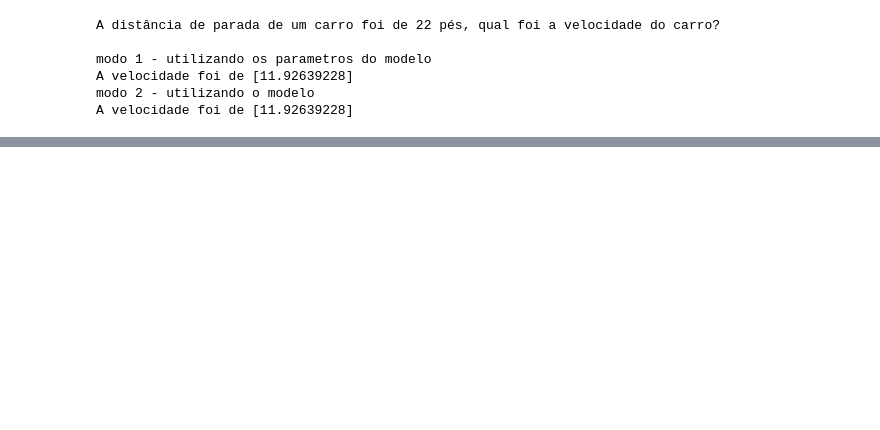
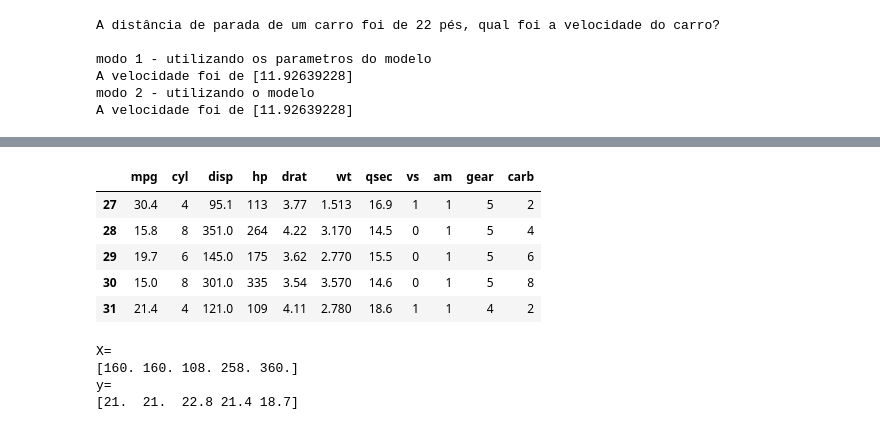
Before and after one commit to ronivaldo/udemy-curso-cientista_dados, a Jupyter notebook: 02_Estatistica_II.ipynb, the cells around one changed output, grey strips where cells are left out. Cells and saved outputs as stored; diff of their text form; code cells hidden in the pictures; blank space fills up the shorter version.

```diff
--- a/02_Estatistica_II.ipynb
+++ b/02_Estatistica_II.ipynb
@@ -274,0 +401,26 @@ A velocidade foi de [11.92639228]
+# %%
+# axis = 1, remover toda a coluna
+base = base.drop(['Unnamed: 0'], axis = 1)
+base.tail()
+# %% [output]
+|  | mpg | cyl | disp | hp | drat | wt | qsec | vs | am | gear | carb |
+| 27 | 30.4 | 4 | 95.1 | 113 | 3.77 | 1.513 | 16.9 | 1 | 1 | 5 | 2 |
+| 28 | 15.8 | 8 | 351.0 | 264 | 4.22 | 3.170 | 14.5 | 0 | 1 | 5 | 4 |
+| 29 | 19.7 | 6 | 145.0 | 175 | 3.62 | 2.770 | 15.5 | 0 | 1 | 5 | 6 |
+| 30 | 15.0 | 8 | 301.0 | 335 | 3.54 | 3.570 | 14.6 | 0 | 1 | 5 | 8 |
+| 31 | 21.4 | 4 | 121.0 | 109 | 4.11 | 2.780 | 18.6 | 1 | 1 | 4 | 2 |
+# %%
+# variaveis = disp (atributo 2)
+X = base.iloc[:, 2].values
+# prever = mpg (atributo 0)
+y = base.iloc[:, 0].values
+
+print('X=')
+print(X[:5])
+print('y=')
+print(y[:5])
+# %% [output]
+X=
+[160. 160. 108. 258. 360.]
+y=
+[21.  21.  22.8 21.4 18.7]
```
Also changed, not shown: parts of 19 cells of this notebook.
